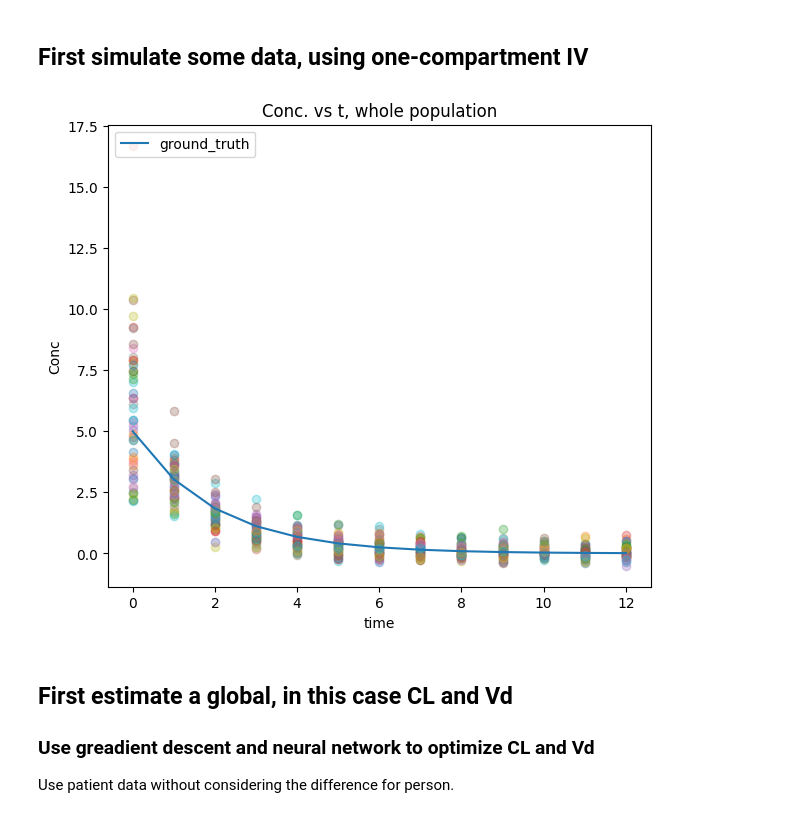
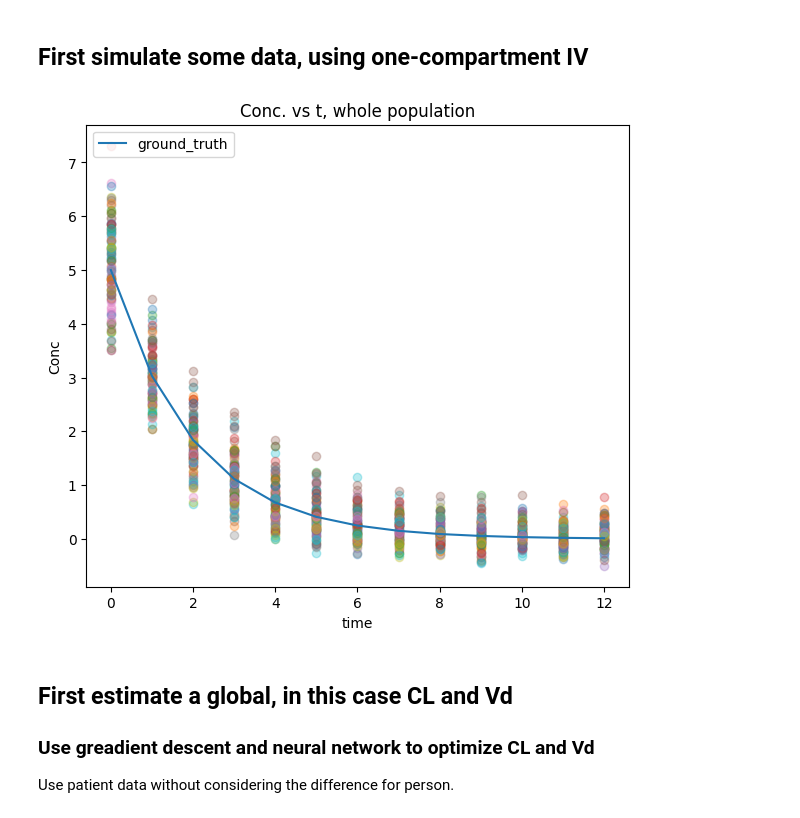
Before and after one commit to yingzibu/ODE, a Jupyter notebook: learn/nonmem/eta_eps_gradient_descent.ipynb, the cells around one changed output. Cells and saved outputs as stored; diff of their text form; code cells hidden in the pictures.

```diff
--- a/learn/nonmem/eta_eps_gradient_descent.ipynb
+++ b/learn/nonmem/eta_eps_gradient_descent.ipynb
@@ -22,7 +22,7 @@ import torch.nn as nn
 matplotlib.rcParams['figure.figsize'] = (3.5*2, 6)
 
 np.random.seed(42)
-n_patients = 50
+n_patients = 100
 n_obs = 13
 max_t = n_obs-1
 # Population parameters
@@ -31,7 +31,7 @@ pop_vd = 20.0  # Population volume
 
 # Variance of random effects (eta)
 omg_cl = 0.1  # Variance for clearance
-omg_vd = 0.2   # Variance for volume
+omg_vd = 0.02   # Variance for volume
 
 sigma = 0.2
 device = torch.device('cuda:0' if torch.cuda.is_available() else 'cpu')
@@ -41,34 +41,34 @@ data = []
 for patient in range(n_patients):
     eta_cl = np.random.normal(0, np.sqrt(omg_cl)) # Random effect of clearance
     eta_vd = np.random.normal(0, np.sqrt(omg_vd))   # Random effect for volume
     for t in range(n_obs):
         dose = 100  # Dose amount
         time = t  # Time in hours
         # Simple PK model: C(t) = Dose / V * e^(-Cl/V * t)
         ind_v = pop_vd * np.exp(eta_vd)
         ind_cl = pop_cl * np.exp(eta_cl)
         concentration = (dose / ind_v) * np.exp(-ind_cl / ind_v * time)
         # Add some observation error
         concentration += np.random.normal(0, sigma)  # Adding Gaussian noise
         data.append([patient, time, concentration])
 
 # Convert to DataFrame
 df = pd.DataFrame(data, columns=['patient', 'time', 'concentration'])
 for patient in df['patient'].unique():
     patient_data = df[df['patient'] == patient]
     if n_patients <=20:
         plt.scatter(patient_data['time'], patient_data['concentration'],
                 label=f'Patient {patient}', alpha=0.7)
     else: plt.scatter(patient_data['time'], patient_data['concentration'], alpha=0.3)
 
 true_conc = [dose / pop_vd * np.exp(-pop_cl / pop_vd * t) for t in range(n_obs)]
 plt.plot(range(n_obs), true_conc, label='ground_truth')
 plt.legend(loc=2)
 plt.xlabel('time'); plt.ylabel('Conc')
 plt.title('Conc. vs t, whole population')
 plt.show(); plt.close()
 # %% [output]
-[figure, old version]
+[figure, new version]
 # %% [markdown]
 ## First estimate a global, in this case CL and Vd
 
```
Also changed, not shown: parts of 14 cells of this notebook.
